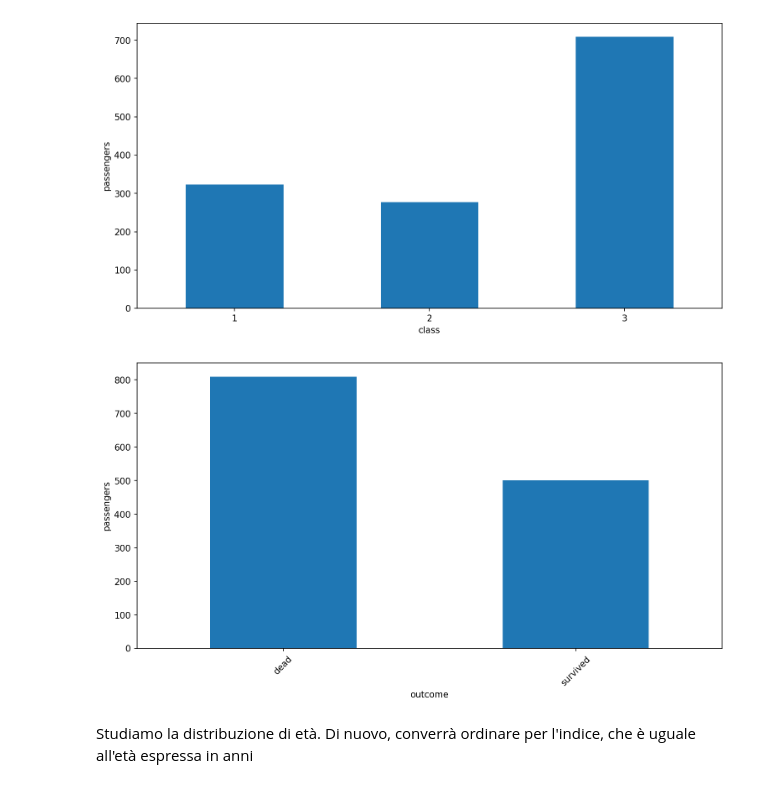
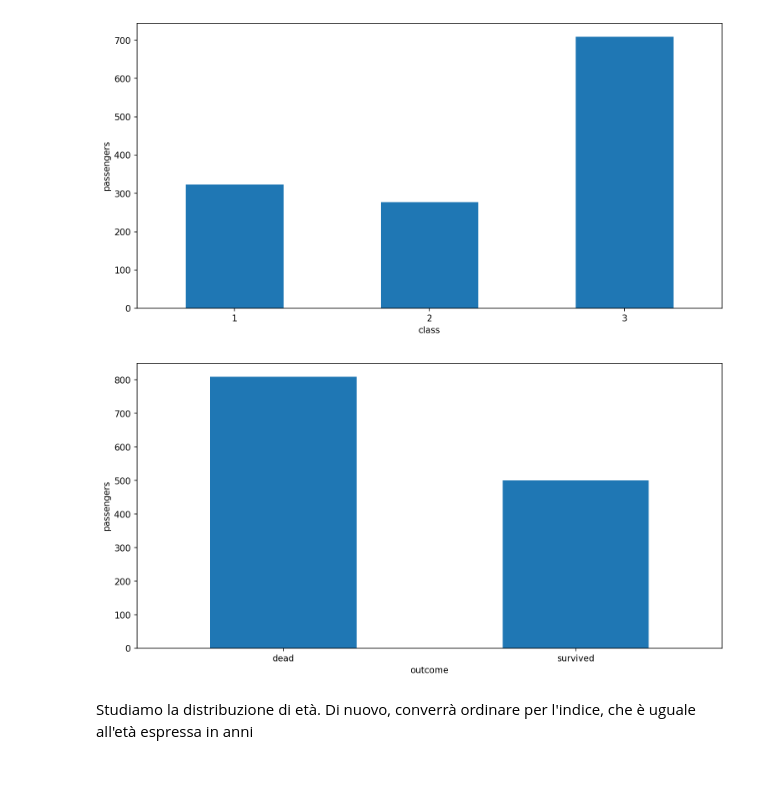
Before and after one commit to lucalista/analisi-dati-2023, a Jupyter notebook: 03.03.00__Titanic.ipynb, the cells around one changed output. Saved outputs shown, nothing was run; the diff lists cells and outputs as text; code cells hidden in the pictures.

```diff
--- a/03.03.00__Titanic.ipynb
+++ b/03.03.00__Titanic.ipynb
@@ -125,13 +119,13 @@ plt.show()
 [figure]
 # %%
 plt.figure(figsize=(12,6), dpi=150)
-df.survived.value_counts().rename({0: 'dead', 1: 'survived'}).plot(kind='bar')
+df['survived'].value_counts().rename({0: 'dead', 1: 'survived'}).plot(kind='bar')
 plt.xlabel('outcome')
-plt.xticks(rotation=45)
+plt.xticks(rotation=0)
 plt.ylabel('passengers')
 plt.show()
 # %% [output]
-[figure, old version]
+[figure, new version]
 # %% [markdown]
 Studiamo la distribuzione di età. Di nuovo, converrà ordinare per l'indice, che è uguale all'età espressa in anni
 # %%
```
Also changed, not shown: parts of 53 cells of this notebook.
